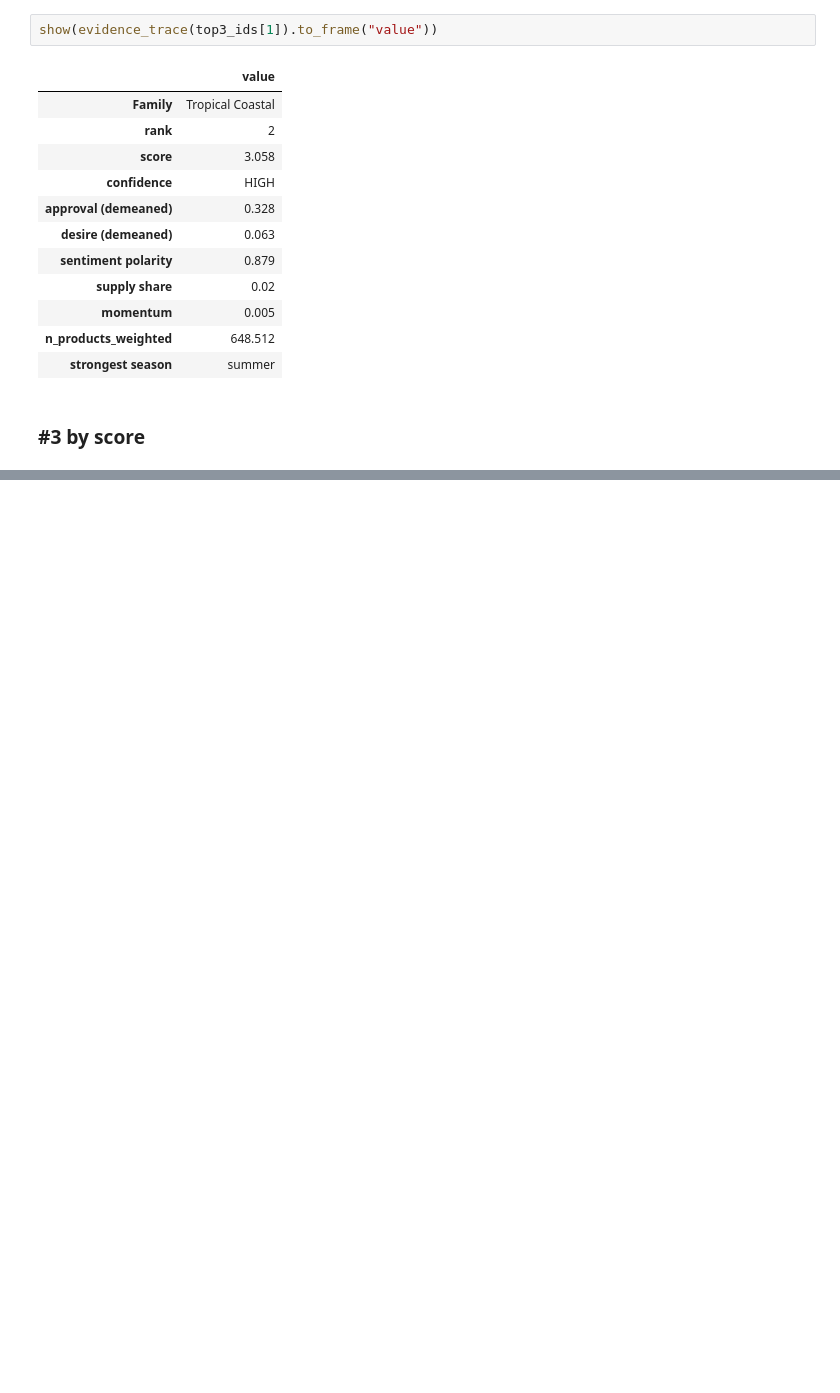
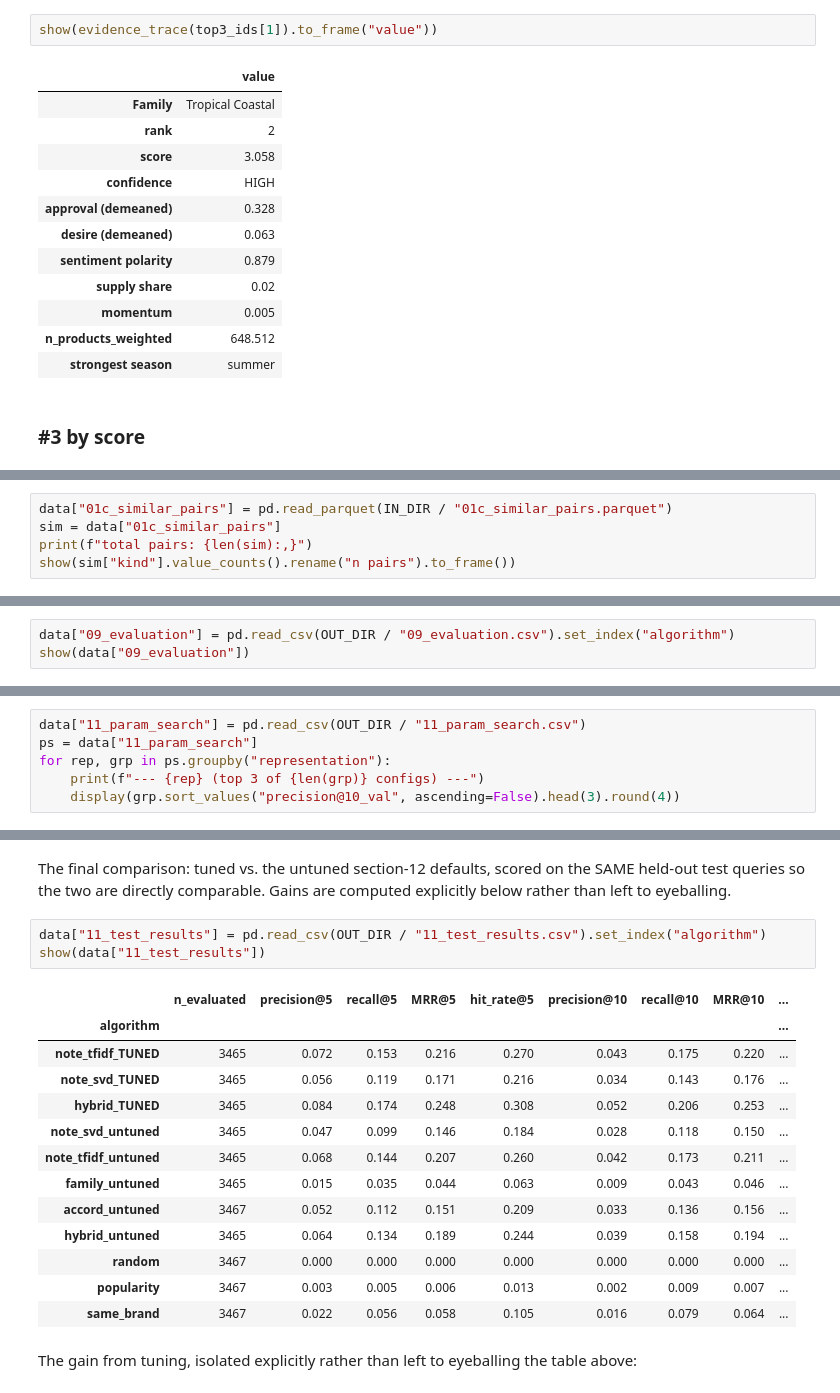
Before and after one commit to m0hit18o2/fragrance-intel, a Jupyter notebook: notebooks/results.ipynb, the cells around one changed output, grey strips where cells are left out. Drawn from its saved outputs; the diff is of its cells as text; blank space fills up the shorter version.

```diff
--- a/notebooks/results.ipynb
+++ b/notebooks/results.ipynb
@@ -629,0 +652,5 @@ show(evidence_trace(top3_ids[2]).to_frame("value"))
+# %%
+data["01c_similar_pairs"] = pd.read_parquet(IN_DIR / "01c_similar_pairs.parquet")
+sim = data["01c_similar_pairs"]
+print(f"total pairs: {len(sim):,}")
+show(sim["kind"].value_counts().rename("n pairs").to_frame())
@@ -629,0 +725,3 @@ show(evidence_trace(top3_ids[2]).to_frame("value"))
+# %%
+data["09_evaluation"] = pd.read_csv(OUT_DIR / "09_evaluation.csv").set_index("algorithm")
+show(data["09_evaluation"])
@@ -629,0 +777,6 @@ show(evidence_trace(top3_ids[2]).to_frame("value"))
+# %%
+data["11_param_search"] = pd.read_csv(OUT_DIR / "11_param_search.csv")
+ps = data["11_param_search"]
+for rep, grp in ps.groupby("representation"):
+    print(f"--- {rep} (top 3 of {len(grp)} configs) ---")
+    display(grp.sort_values("precision@10_val", ascending=False).head(3).round(4))
@@ -629,0 +817,24 @@ show(evidence_trace(top3_ids[2]).to_frame("value"))
+# %% [markdown]
+The final comparison: tuned vs. the untuned section-12 defaults, scored
+on the SAME held-out test queries so the two are directly comparable.
+Gains are computed explicitly below rather than left to eyeballing.
+# %%
+data["11_test_results"] = pd.read_csv(OUT_DIR / "11_test_results.csv").set_index("algorithm")
+show(data["11_test_results"])
+# %% [output]
+|  | n_evaluated | precision@5 | recall@5 | MRR@5 | hit_rate@5 | precision@10 | recall@10 | MRR@10 | ... |
+| algorithm |  |  |  |  |  |  |  |  | ... |
+| note_tfidf_TUNED | 3465 | 0.072 | 0.153 | 0.216 | 0.270 | 0.043 | 0.175 | 0.220 | ... |
+| note_svd_TUNED | 3465 | 0.056 | 0.119 | 0.171 | 0.216 | 0.034 | 0.143 | 0.176 | ... |
+| hybrid_TUNED | 3465 | 0.084 | 0.174 | 0.248 | 0.308 | 0.052 | 0.206 | 0.253 | ... |
+| note_svd_untuned | 3465 | 0.047 | 0.099 | 0.146 | 0.184 | 0.028 | 0.118 | 0.150 | ... |
+| note_tfidf_untuned | 3465 | 0.068 | 0.144 | 0.207 | 0.260 | 0.042 | 0.173 | 0.211 | ... |
+| family_untuned | 3465 | 0.015 | 0.035 | 0.044 | 0.063 | 0.009 | 0.043 | 0.046 | ... |
+| accord_untuned | 3467 | 0.052 | 0.112 | 0.151 | 0.209 | 0.033 | 0.136 | 0.156 | ... |
+| hybrid_untuned | 3465 | 0.064 | 0.134 | 0.189 | 0.244 | 0.039 | 0.158 | 0.194 | ... |
+| random | 3467 | 0.000 | 0.000 | 0.000 | 0.000 | 0.000 | 0.000 | 0.000 | ... |
+| popularity | 3467 | 0.003 | 0.005 | 0.006 | 0.013 | 0.002 | 0.009 | 0.007 | ... |
+| same_brand | 3467 | 0.022 | 0.056 | 0.058 | 0.105 | 0.016 | 0.079 | 0.064 | ... |
+# %% [markdown]
+The gain from tuning, isolated explicitly rather than left to eyeballing
+the table above:
```
Also changed, not shown: parts of 32 cells of this notebook, 10 other files.
